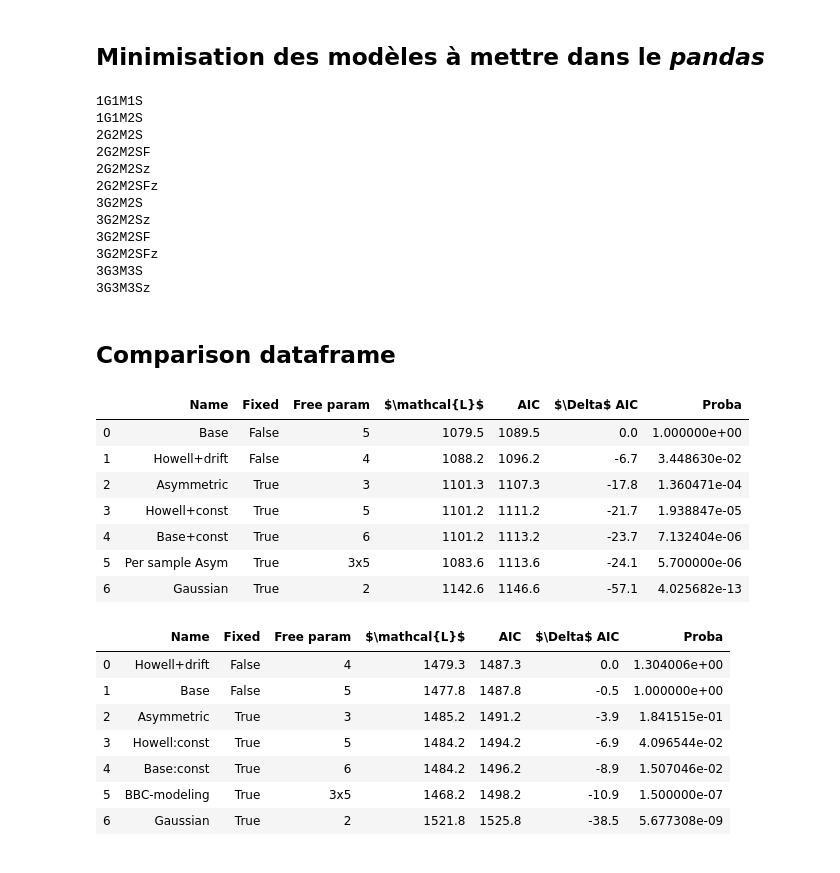
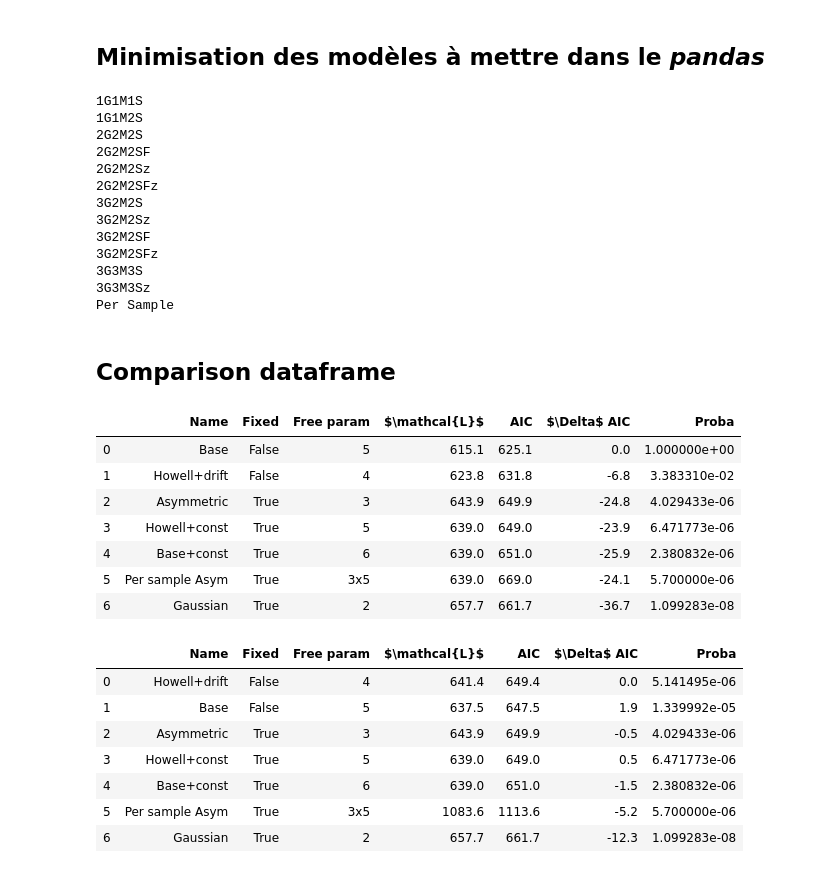
Before and after one commit to Nora-n/variaIa, a Jupyter notebook: notebooks/Tables/table_comparaison_models_baseonly.ipynb, the cells around one changed output. Saved outputs shown, nothing was run; the diff lists cells and outputs as text; code cells hidden in the pictures.

Commit message:
Supercut and new images

```diff
--- a/notebooks/Tables/table_comparaison_models_baseonly.ipynb
+++ b/notebooks/Tables/table_comparaison_models_baseonly.ipynb
@@ -264,6 +267,33 @@ evol3G3M3Sz.set_data(df, py=False)
 print('3G3M3Sz')
 
 evol3G3M3Sz.minimize()
+
+########################################### Per Sample Asym
+gen = stretchevol.generic()
+gen.set_model('Evol1G1M2S')
+
+gen.set_data(df[df['survey'] == 'SNF'])
+assymSNF = gen.fit()
+
+gen.set_data(df[df['survey'] == 'SDSS'])
+assymSDSS = gen.fit()
+
+gen.set_data(df[df['survey'] == 'PS1'])
+assymPS1 = gen.fit()
+
+gen.set_data(df[df['survey'] == 'SNLS'])
+assymSNLS = gen.fit()
+
+gen.set_data(df[df['survey'] == 'HST'])
+assymHST = gen.fit()
+
+assym = {'SNF': assymSNF,
+         'SDSS': assymSDSS,
+         'PS1': assymPS1,
+         'SNLS': assymSNLS,
+         'HST': assymHST}
+
+print('Per Sample')
 # %% [output]
 1G1M1S
 1G1M2S
@@ -277,6 +307,7 @@ evol3G3M3Sz.minimize()
 3G2M2SFz
 3G3M3S
 3G3M3Sz
+Per Sample
 # %% [markdown]
 ## Comparison dataframe
 # %%
@@ -284,61 +315,63 @@ modèles = [evol3G2M2S, evol2G2M2S,
            evol1G1M2S, evol2G2M2SF, evol3G2M2SF,
            evol1G1M1S]
 
+persample = [assym[k] for k in assym.keys()]
+
 d_mod_comp = pd.DataFrame({'Name': [k.__doc__ for k in modèles[:-1]] + ['Per sample Asym'] + [k.__doc__ for k in modèles[-1:]],
                            'Fixed': [k.FIXED for k in modèles[:-1]] + ['True'] + [k.FIXED for k in modèles[-1:]],
                            'Free param': [len(k.FREEPARAMETERS) for k in modèles[:-1]] + ['3x5'] + [len(k.FREEPARAMETERS) for k in modèles[-1:]],
-                           '$\mathcal{L}$': [round(k.get_logl(),1) for k in modèles[:-1]] + [1083.6 if cons.value else 1468.2] + [round(k.get_logl(),1) for k in modèles[-1:]],
-                           'AIC': [round(k.get_aic(),1) for k in modèles[:-1]] + [1113.6 if cons.value else 1498.2] + [round(k.get_aic(),1) for k in modèles[-1:]],
+                           '$\mathcal{L}$': [round(k.get_logl(),1) for k in modèles[:-1]] + [round(np.sum([k.get_logl() for k in persample]),1)] + [round(k.get_logl(),1) for k in modèles[-1:]],
+                           'AIC': [round(k.get_aic(),1) for k in modèles[:-1]] + [round(np.sum([k.get_aic() for k in persample]),1)] + [round(k.get_aic(),1) for k in modèles[-1:]],
                            '$\Delta$ AIC': [round(evol3G2M2S.get_aic()-k.get_aic(),1) for k in modèles[:-1]] + [-24.1 if cons.value else -31.5] + [round(evol3G2M2S.get_aic()-k.get_aic(),1) for k in modèles[-1:]],
                            'Proba': [get_proba(k) for k in modèles[:-1]] + [5.7e-6 if cons.value else 1.5e-7] + [get_proba(k) for k in modèles[-1:]]
                           })
 
 path = '../../Data/df_comparaison'
 if cons.value:
-    path += '_cons'
+    path += '_cons-supercut'
 path += '.dat'
 d_mod_comp.to_csv(path)
 
 d_mod_comp
 # %% [output]
 |  | Name | Fixed | Free param | $\mathcal{L}$ | AIC | $\Delta$ AIC | Proba |
-| 0 | Base | False | 5 | 1079.5 | 1089.5 | 0.0 | 1.000000e+00 |
-| 1 | Howell+drift | False | 4 | 1088.2 | 1096.2 | -6.7 | 3.448630e-02 |
-| 2 | Asymmetric | True | 3 | 1101.3 | 1107.3 | -17.8 | 1.360471e-04 |
-| 3 | Howell+const | True | 5 | 1101.2 | 1111.2 | -21.7 | 1.938847e-05 |
-| 4 | Base+const | True | 6 | 1101.2 | 1113.2 | -23.7 | 7.132404e-06 |
-| 5 | Per sample Asym | True | 3x5 | 1083.6 | 1113.6 | -24.1 | 5.700000e-06 |
-| 6 | Gaussian | True | 2 | 1142.6 | 1146.6 | -57.1 | 4.025682e-13 |
+| 0 | Base | False | 5 | 615.1 | 625.1 | 0.0 | 1.000000e+00 |
+| 1 | Howell+drift | False | 4 | 623.8 | 631.8 | -6.8 | 3.383310e-02 |
+| 2 | Asymmetric | True | 3 | 643.9 | 649.9 | -24.8 | 4.029433e-06 |
+| 3 | Howell+const | True | 5 | 639.0 | 649.0 | -23.9 | 6.471773e-06 |
+| 4 | Base+const | True | 6 | 639.0 | 651.0 | -25.9 | 2.380832e-06 |
+| 5 | Per sample Asym | True | 3x5 | 639.0 | 669.0 | -24.1 | 5.700000e-06 |
+| 6 | Gaussian | True | 2 | 657.7 | 661.7 | -36.7 | 1.099283e-08 |
 # %%
 def get_proba(model):
     return np.exp((evol3G2M2Sz.get_aic() - model.get_aic())/2)
 # %%
 modèles = [evol2G2M2Sz, evol3G2M2Sz,
            evol1G1M2S, evol2G2M2SFz, evol3G2M2SFz,
            evol1G1M1S]
 
 d_mod_comp = pd.DataFrame({'Name': [k.__doc__ for k in modèles[:-1]] + ['Per sample Asym'] + [k.__doc__ for k in modèles[-1:]],
                            'Fixed': [k.FIXED for k in modèles[:-1]] + ['True'] + [k.FIXED for k in modèles[-1:]],
                            'Free param': [len(k.FREEPARAMETERS) for k in modèles[:-1]] + ['3x5'] + [len(k.FREEPARAMETERS) for k in modèles[-1:]],
                            '$\mathcal{L}$': [round(k.get_logl(),1) for k in modèles[:-1]] + [1083.6 if cons.value else 1468.2] + [round(k.get_logl(),1) for k in modèles[-1:]],
                            'AIC': [round(k.get_aic(),1) for k in modèles[:-1]] + [1113.6 if cons.value else 1498.2] + [round(k.get_aic(),1) for k in modèles[-1:]],
                            '$\Delta$ AIC': [round(evol2G2M2Sz.get_aic()-k.get_aic(),1) for k in modèles[:-1]] + [-5.2 if cons.value else -10.9] + [round(evol2G2M2Sz.get_aic()-k.get_aic(),1) for k in modèles[-1:]],
                            'Proba': [get_proba(k) for k in modèles[:-1]] + [5.7e-6 if cons.value else 1.5e-7] + [get_proba(k) for k in modèles[-1:]]
                           })
 
 path = '../../Data/df_comparaison_zonly'
 if cons.value:
-    path += '_cons'
+    path += '_cons-supercut'
 path += '.dat'
 d_mod_comp.to_csv(path)
 
 d_mod_comp
 # %% [output]
 |  | Name | Fixed | Free param | $\mathcal{L}$ | AIC | $\Delta$ AIC | Proba |
-| 0 | Howell+drift | False | 4 | 1479.3 | 1487.3 | 0.0 | 1.304006e+00 |
-| 1 | Base | False | 5 | 1477.8 | 1487.8 | -0.5 | 1.000000e+00 |
-| 2 | Asymmetric | True | 3 | 1485.2 | 1491.2 | -3.9 | 1.841515e-01 |
-| 3 | Howell:const | True | 5 | 1484.2 | 1494.2 | -6.9 | 4.096544e-02 |
-| 4 | Base:const | True | 6 | 1484.2 | 1496.2 | -8.9 | 1.507046e-02 |
-| 5 | BBC-modeling | True | 3x5 | 1468.2 | 1498.2 | -10.9 | 1.500000e-07 |
-| 6 | Gaussian | True | 2 | 1521.8 | 1525.8 | -38.5 | 5.677308e-09 |
+| 0 | Howell+drift | False | 4 | 641.4 | 649.4 | 0.0 | 5.141495e-06 |
+| 1 | Base | False | 5 | 637.5 | 647.5 | 1.9 | 1.339992e-05 |
+| 2 | Asymmetric | True | 3 | 643.9 | 649.9 | -0.5 | 4.029433e-06 |
+| 3 | Howell+const | True | 5 | 639.0 | 649.0 | 0.5 | 6.471773e-06 |
+| 4 | Base+const | True | 6 | 639.0 | 651.0 | -1.5 | 2.380832e-06 |
+| 5 | Per sample Asym | True | 3x5 | 1083.6 | 1113.6 | -5.2 | 5.700000e-06 |
+| 6 | Gaussian | True | 2 | 657.7 | 661.7 | -12.3 | 1.099283e-08 |
```
Also changed, not shown: parts of 1 cell of this notebook, 18 other files.
